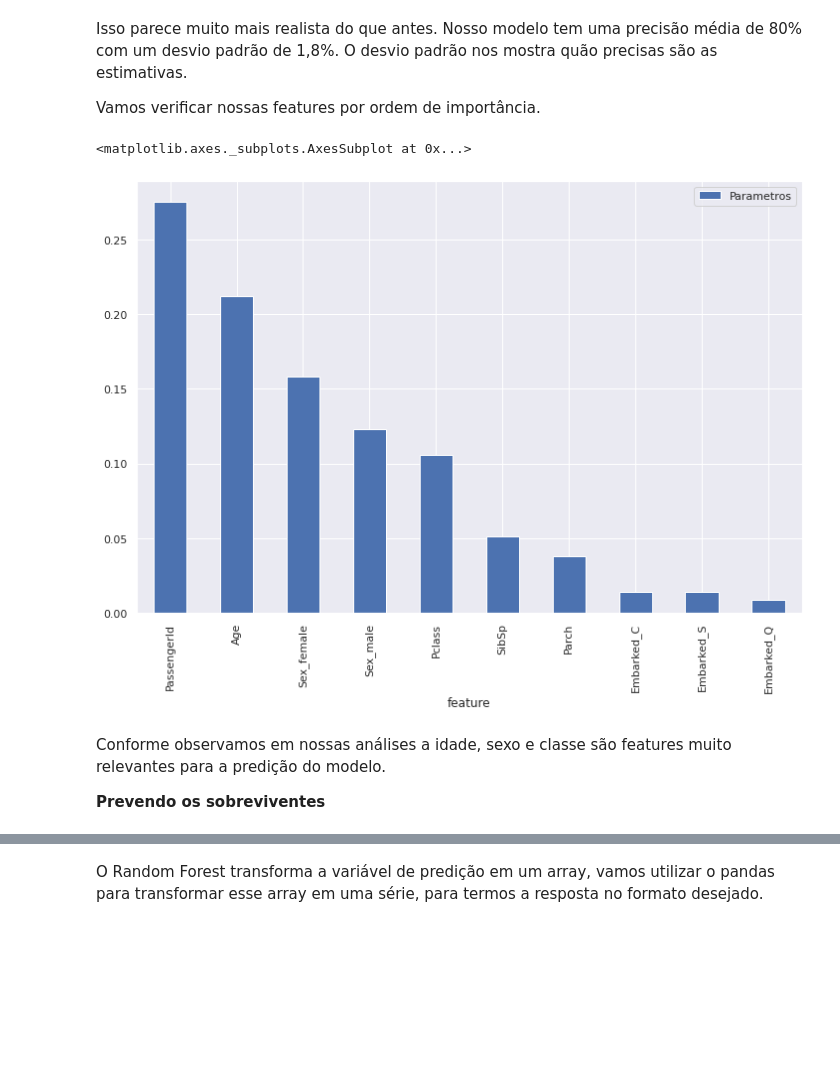
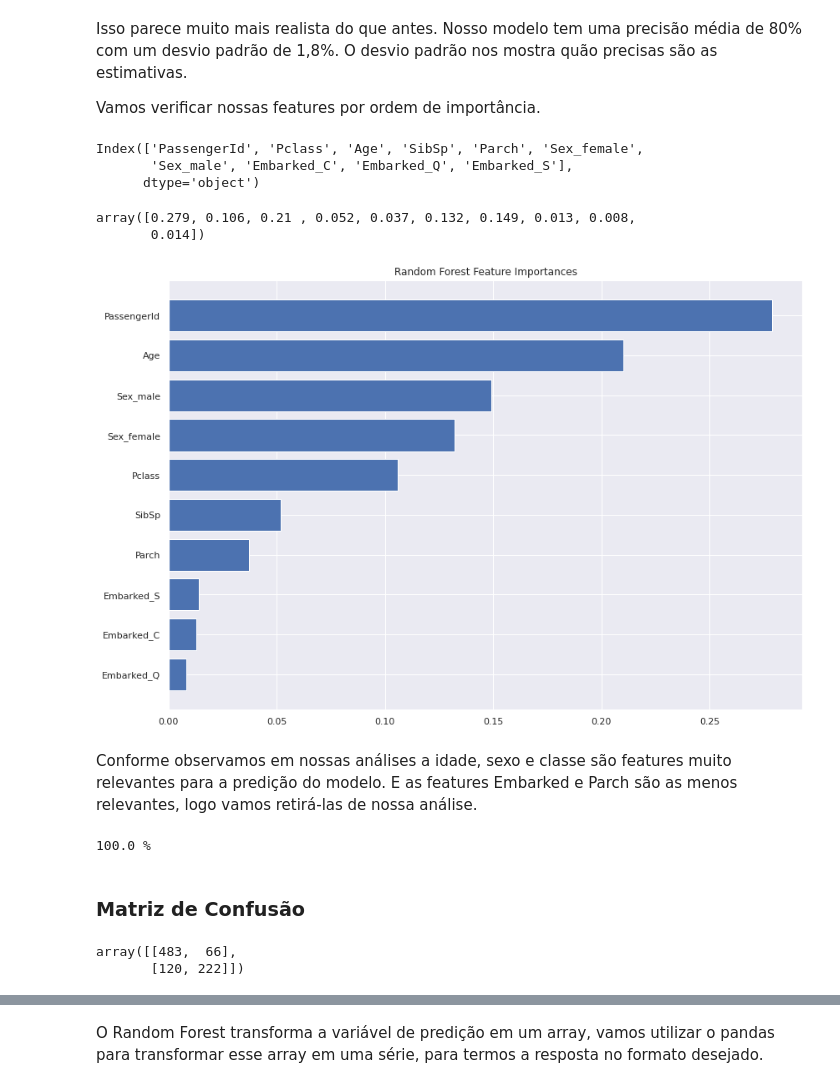
Before and after one commit to vvalcristina/titanic, a Jupyter notebook: Titanic.ipynb, the cells around one changed output, grey strips where cells are left out. Cells and saved outputs as stored; diff of their text form; code cells hidden in the pictures; blank space fills up the shorter version.

```diff
--- a/Titanic.ipynb
+++ b/Titanic.ipynb
@@ -470,9 +467,28 @@ parametros = parametros.sort_values('Parametros',ascending=False).set_index('fea
-# %%
-parametros.plot.bar()
-# %% [output]
-<matplotlib.axes._subplots.AxesSubplot at 0x...>
-[figure, removed]
+# %%
+features = X_train.columns
+features
+# %% [output]
+Index(['PassengerId', 'Pclass', 'Age', 'SibSp', 'Parch', 'Sex_female',
+       'Sex_male', 'Embarked_C', 'Embarked_Q', 'Embarked_S'],
+      dtype='object')
+# %%
+importances = np.round(random_forest.feature_importances_,3)
+importances
+# %% [output]
+array([0.279, 0.106, 0.21 , 0.052, 0.037, 0.132, 0.149, 0.013, 0.008,
+       0.014])
+# %%
+sorted_id = importances.argsort()
+# %%
+y_ticks = np.arange(0, len(features))
+fig, ax = plt.subplots()
+ax.barh(y_ticks, importances[sorted_id])
+ax.set_yticklabels(features[sorted_id])
+ax.set_yticks(y_ticks)
+ax.set_title("Random Forest Feature Importances")
+fig.tight_layout()
+plt.show()
+# %% [output]
+[figure, added]
 # %% [markdown]
-Conforme observamos em nossas análises a idade, sexo e classe são features muito relevantes para a predição do modelo.
-
-**Prevendo os sobreviventes**
+Conforme observamos em nossas análises a idade, sexo e classe são features muito relevantes para a predição do modelo. E as features Embarked e Parch são as menos relevantes, logo vamos retirá-las de nossa análise.
@@ -478,0 +498,20 @@ Conforme observamos em nossas análises a idade, sexo e classe são features mui
+# %%
+random_forest = RandomForestClassifier(n_estimators=100, oob_score = True)
+random_forest.fit(X_train, Y_train)
+Y_prediction = random_forest.predict(X_test)
+
+random_forest.score(X_train, Y_train)
+
+acc_random_forest = round(random_forest.score(X_train, Y_train) * 100, 2)
+# %% [output]
+100.0 %
+# %% [markdown]
+### Matriz de Confusão
+# %%
+from sklearn.model_selection import cross_val_predict
+from sklearn.metrics import confusion_matrix
+predictions = cross_val_predict(random_forest, X_train, Y_train, cv=3)
+confusion_matrix(Y_train, predictions)
+# %% [output]
+array([[483,  66],
+       [120, 222]])
```
Also changed, not shown: parts of 5 cells of this notebook, 1 other file.
